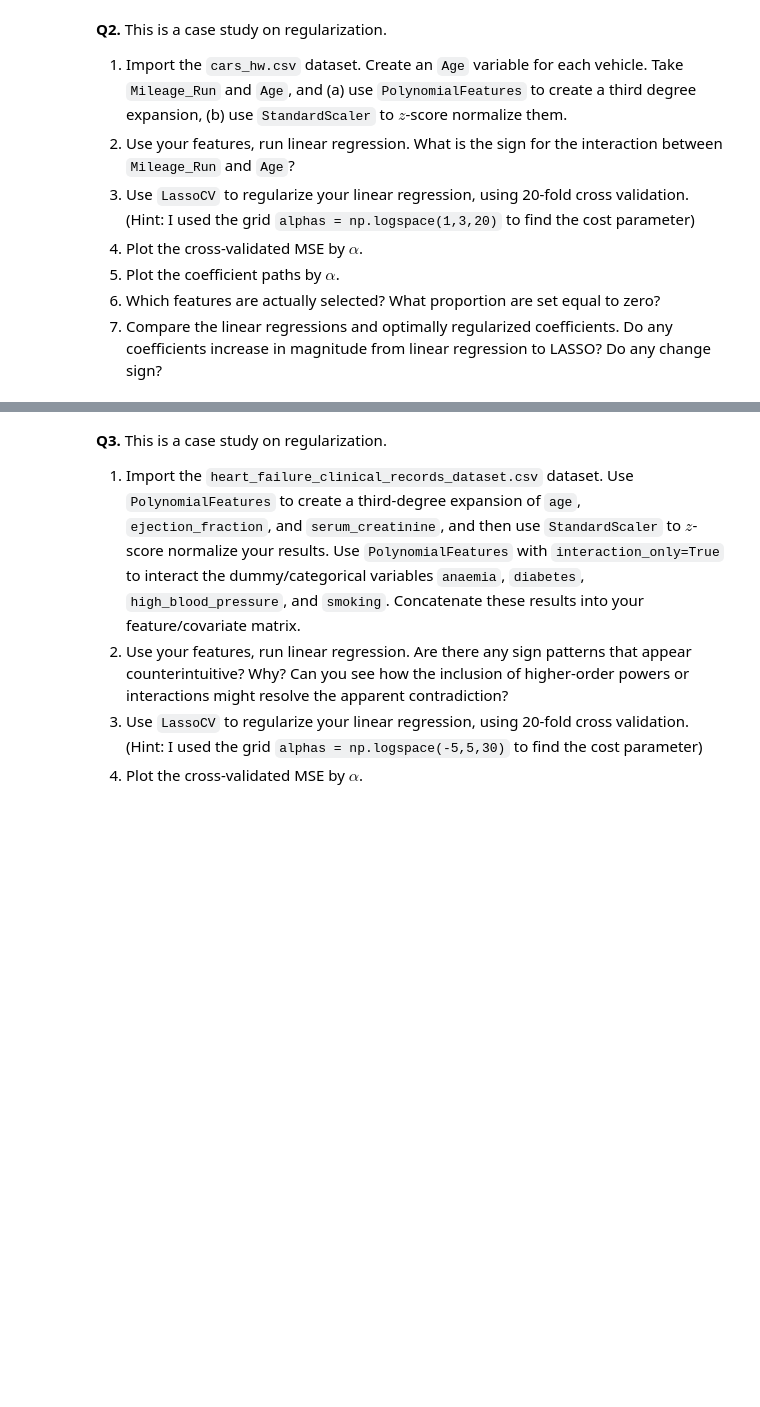
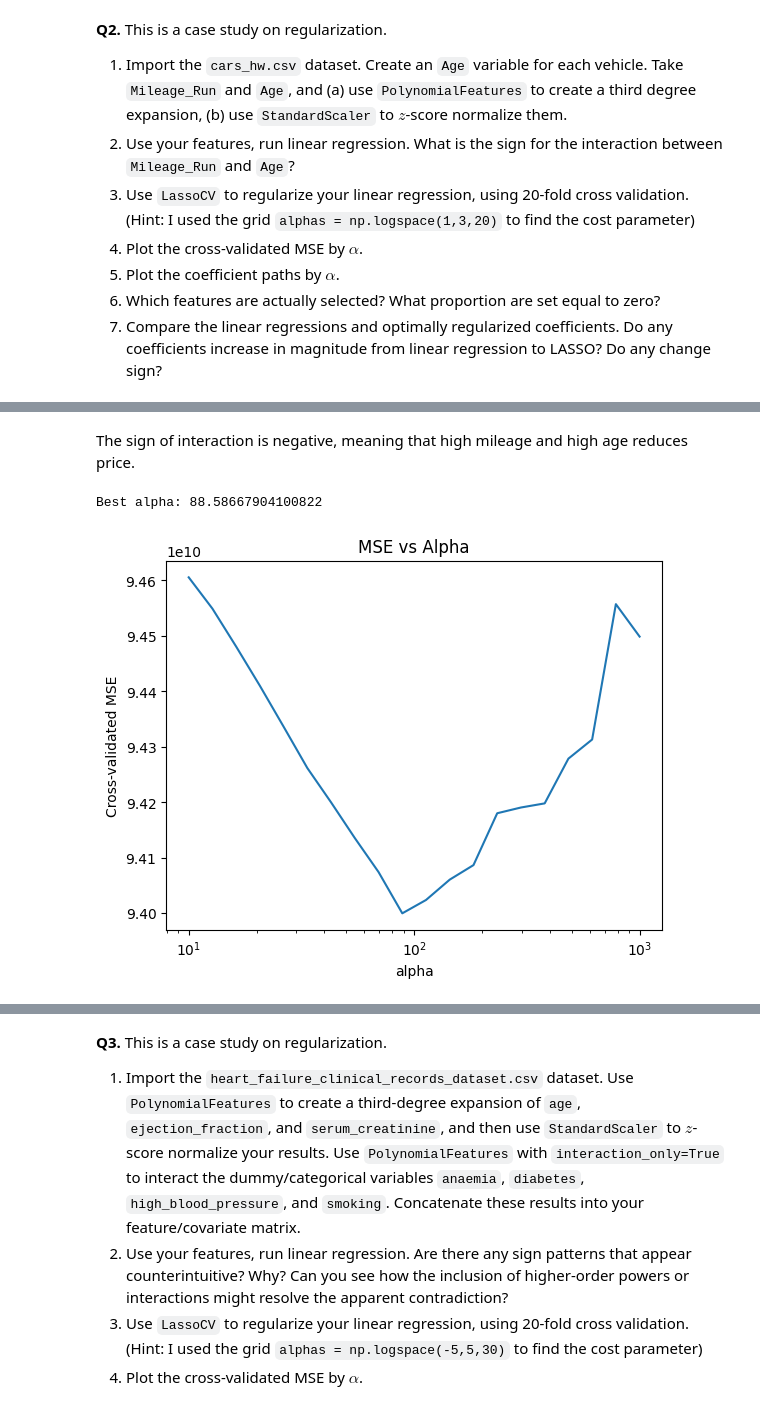
Before and after one commit to kayleendo/programming, a Jupyter notebook: assignment/04_assignment_regularization.ipynb, the cells around one changed output, grey strips where cells are left out. Drawn from its saved outputs; the diff is of its cells as text; code cells hidden in the pictures; blank space fills up the shorter version.

```diff
--- a/assignment/04_assignment_regularization.ipynb
+++ b/assignment/04_assignment_regularization.ipynb
@@ -31,3 +57,26 @@
 5. Plot the coefficient paths by $\alpha$.
 6. Which features are actually selected? What proportion are set equal to zero?
 7. Compare the linear regressions and optimally regularized coefficients. Do any coefficients increase in magnitude from linear regression to LASSO? Do any change sign?
+# %%
+# 1
+df = pd.read_csv("/content/data/cars_hw.csv")
+
+current_year = 2026
+df['Age'] = current_year - df['Make_Year']
+
+X = df[['Mileage_Run', 'Age']]
+y = df['Price']
+poly = PolynomialFeatures(degree=3, include_bias=False)
+X_poly = poly.fit_transform(X)
+
+feature_names = poly.get_feature_names_out(['Mileage_Run', 'Age'])
+
+scaler = StandardScaler()
+X_scaled = scaler.fit_transform(X_poly)
+# %%
+# 2
+linreg = LinearRegression()
+linreg.fit(X_scaled, y)
+
+coeffs = pd.Series(linreg.coef_, index=feature_names)
+print(coeffs)
@@ -33,0 +94,25 @@
+# %% [markdown]
+The sign of interaction is negative, meaning that high mileage and high age reduces price.
+# %%
+# 3
+alphas = np.logspace(1, 3, 20)
+
+lasso = LassoCV(alphas=alphas, cv=20, max_iter=100000)
+lasso.fit(X_scaled, y)
+
+print("Best alpha:", lasso.alpha_)
+# %% [output]
+Best alpha: 88.58667904100822
+# %%
+# 4
+mse_path = lasso.mse_path_.mean(axis=1)
+
+plt.figure()
+plt.plot(lasso.alphas_, mse_path)
+plt.xscale('log')
+plt.xlabel("alpha")
+plt.ylabel("Cross-validated MSE")
+plt.title("MSE vs Alpha")
+plt.show()
+# %% [output]
+[figure, added]
```
Also changed, not shown: parts of 7 cells of this notebook.
